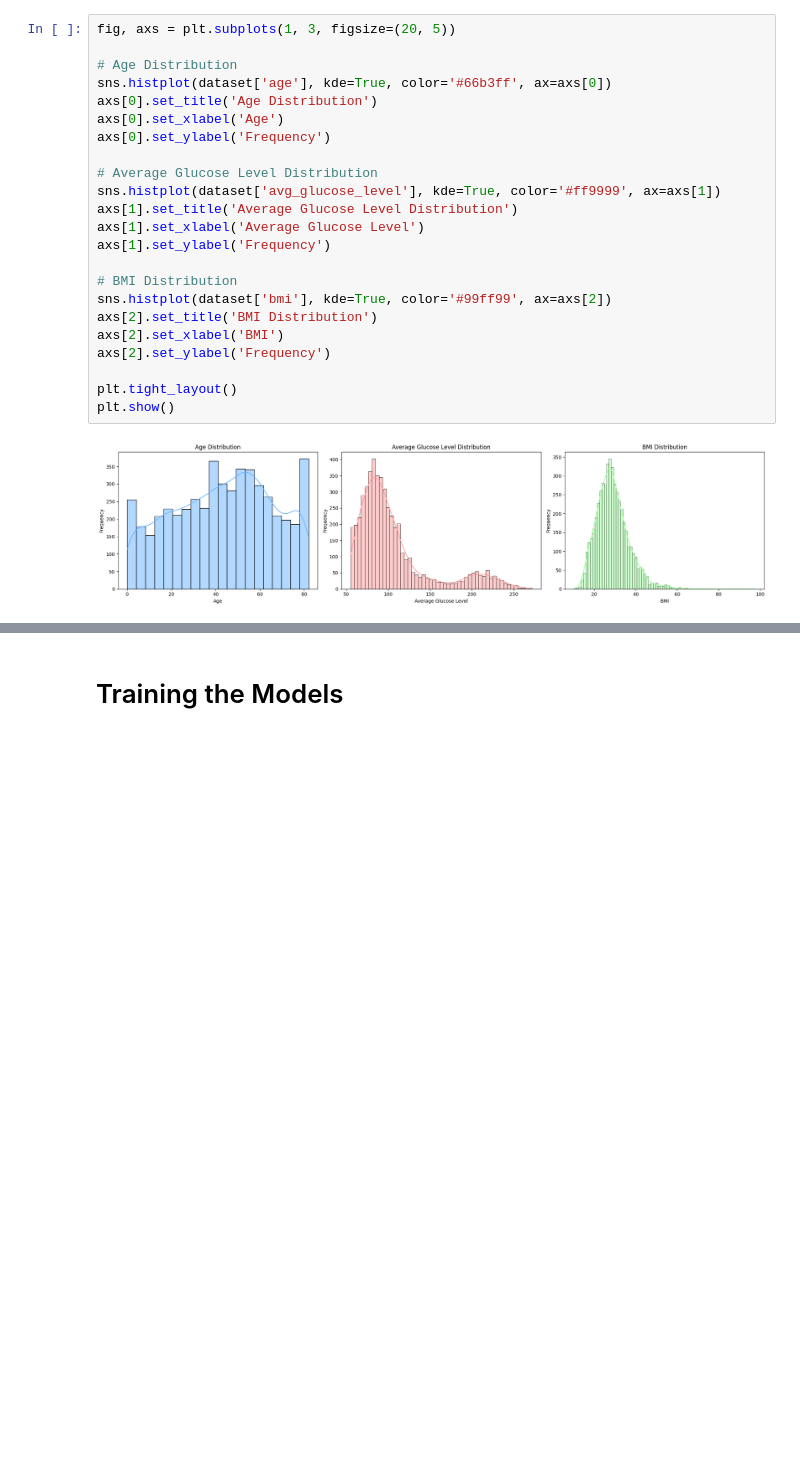
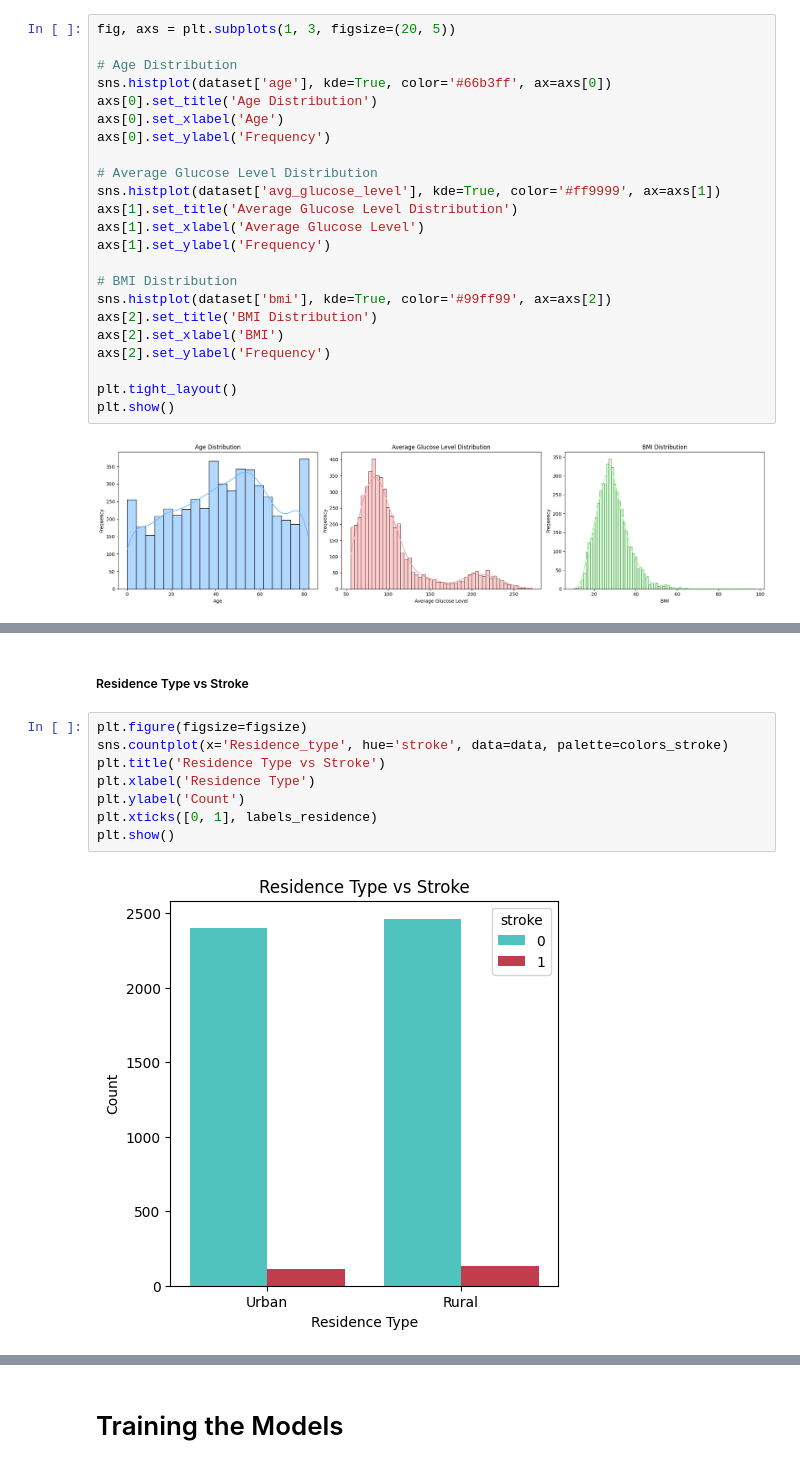
Before and after one commit to timid-angel/stroke-prediction-classifiers, a Jupyter notebook: Stroke Prediction.ipynb, the cells around one changed output, grey strips where cells are left out. Saved outputs shown, nothing was run; the diff lists cells and outputs as text; blank space fills up the shorter version.

```diff
--- a/implementation.ipynb
+++ b/Stroke Prediction.ipynb
@@ -209,0 +252,12 @@ plt.show()
+# %% [markdown]
+##### Residence Type vs Stroke
+# %%
+plt.figure(figsize=figsize)
+sns.countplot(x='Residence_type', hue='stroke', data=data, palette=colors_stroke)
+plt.title('Residence Type vs Stroke')
+plt.xlabel('Residence Type')
+plt.ylabel('Count')
+plt.xticks([0, 1], labels_residence)
+plt.show()
+# %% [output]
+[figure, added]
```
Also changed, not shown: parts of 40 cells of this notebook, 1 other file.
